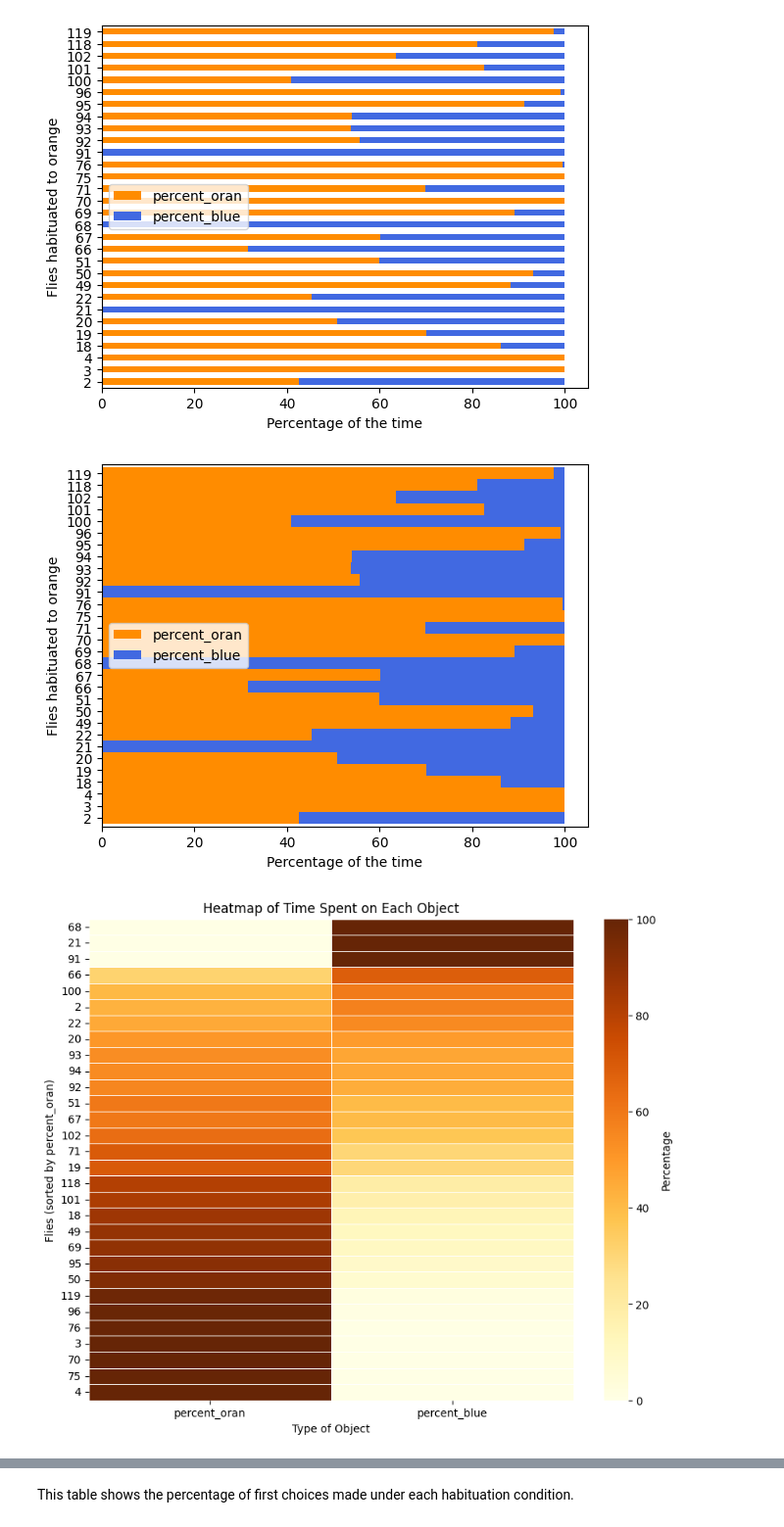
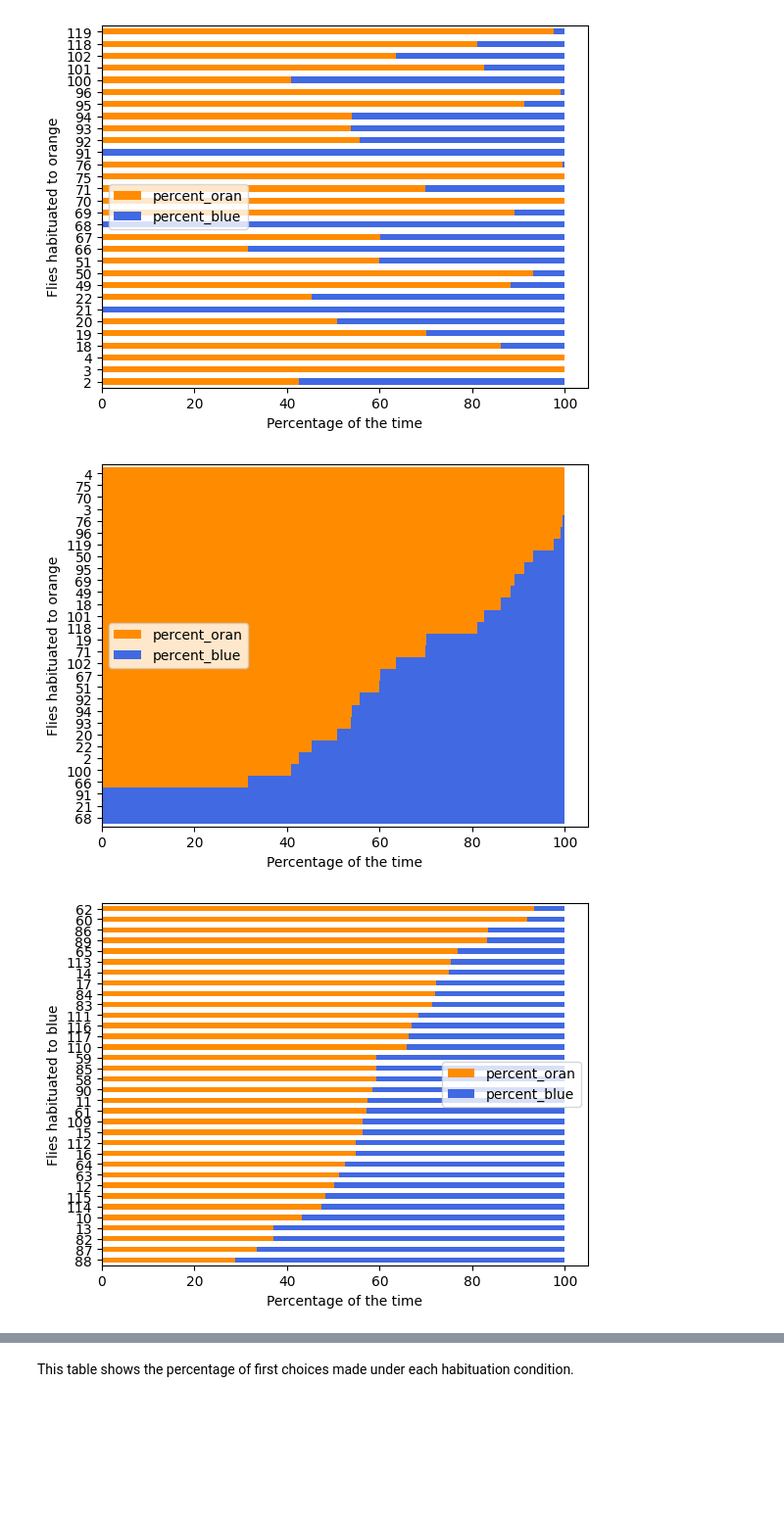
Before and after one commit to NeLy-EPFL/object_preference, a Jupyter notebook: graphs.ipynb, the cells around one changed output, grey strips where cells are left out. Shown at 98% size. Cells and saved outputs as stored; diff of their text form; code cells hidden in the pictures; blank space fills up the shorter version.

```diff
--- a/graphs.ipynb
+++ b/graphs.ipynb
@@ -319,6 +303,9 @@ df_orange['total_time_food'] = df_orange['tot_time_oran'] + df_orange['tot_time_
 df_orange['percent_oran'] = df_orange['tot_time_oran'] / df_orange['total_time_food'] * 100
 df_orange['percent_blue'] = df_orange['tot_time_blue'] / df_orange['total_time_food'] * 100
 
+# Sort the DataFrame by 'percent_oran'
+df_orange = df_orange.sort_values('percent_oran')
+
 # Plot the DataFrame
 ax = df_orange[['percent_oran', 'percent_blue']].plot.barh(
     stacked=True,
@@ -326,45 +313,34 @@ ax = df_orange[['percent_oran', 'percent_blue']].plot.barh(
     width=1.0
 )
 
-# Set labels
 ax.set_xlabel('Percentage of the time')
 ax.set_ylabel('Flies habituated to orange')
 
-# Show the plot
 plt.show()
 # %% [output]
-[figure, old version]
+[figure, new version]
 # %%
-
-
 # Filter the DataFrame
-df_orange = df[df['habituation_cond'] == 'orange'].copy()
+df_blue = df[df['habituation_cond'] == 'blue'].copy()
 
 # Calculate the total time for each row
-df_orange['total_time_food'] = df_orange['tot_time_oran'] + df_orange['tot_time_blue']
+df_blue.loc[:, 'total_time_food'] = df_blue['tot_time_oran'] + df_blue['tot_time_blue']
 
 # Calculate the percentage of time spent on each type of object
-df_orange['percent_oran'] = df_orange['tot_time_oran'] / df_orange['total_time_food'] * 100
-df_orange['percent_blue'] = df_orange['tot_time_blue'] / df_orange['total_time_food'] * 100
+df_blue.loc[:, 'percent_oran'] = df_blue['tot_time_oran'] / df_blue['total_time_food'] * 100
+df_blue.loc[:, 'percent_blue'] = df_blue['tot_time_blue'] / df_blue['total_time_food'] * 100
 
-# Sort the DataFrame by percent_oran (ascending order)
-df_orange_sorted = df_orange.sort_values(by='percent_oran')
+# Sort the DataFrame by 'percent_oran'
+df_blue = df_blue.sort_values('percent_oran')
 
-# Create a DataFrame for the heatmap
-heatmap_data = df_orange_sorted[['percent_oran', 'percent_blue']]
-
-# Create a heatmap
-plt.figure(figsize=(10, 8))
-sns.heatmap(heatmap_data, cmap="YlOrBr", cbar_kws={'label': 'Percentage'}, linewidths=.5)
-
-plt.xlabel('Type of Object')
-plt.ylabel('Flies (sorted by percent_oran)')
-plt.title('Heatmap of Time Spent on Each Object')
-
+# Plot the DataFrame
+df_blue[['percent_oran', 'percent_blue']].plot.barh(stacked=True, color=['darkorange', 'royalblue'])
+plt.xlabel('Percentage of the time')
+plt.ylabel('Flies habituated to blue')
 # Show the plot
 plt.show()
 # %% [output]
-[figure, old version]
+[figure, new version]
 # %%
 # Filter the DataFrame
 df_blue = df[df['habituation_cond'] == 'blue'].copy()
```
Also changed, not shown: parts of 16 cells of this notebook, 5 other files.
